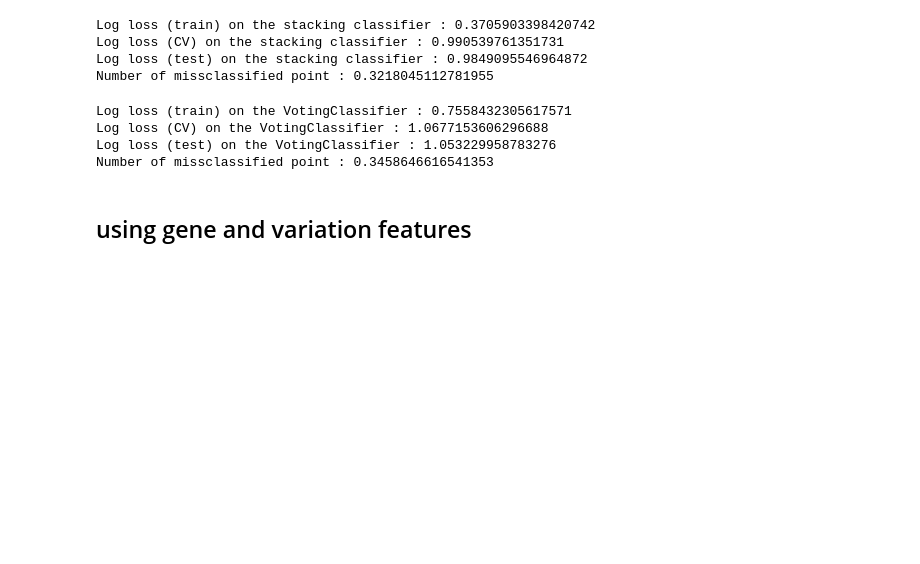
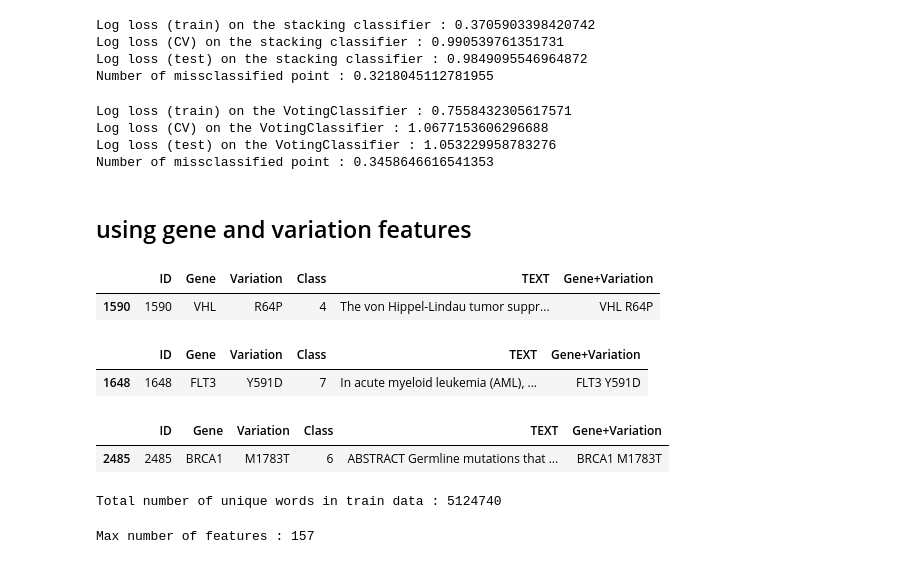
Before and after one commit to data-science-and-machine-learning/personalized-cancer-diagnosis, a Jupyter notebook: PersonalizedCancerDiagnosis_FeatureEngineering.ipynb, the cells around one changed output. Saved outputs shown, nothing was run; the diff lists cells and outputs as text; code cells hidden in the pictures; blank space fills up the shorter version.

```diff
--- a/PersonalizedCancerDiagnosis_FeatureEngineering.ipynb
+++ b/PersonalizedCancerDiagnosis_FeatureEngineering.ipynb
@@ -1008,3 +1057,39 @@ Number of missclassified point : 0.3458646616541353
 # we can do further feature engineering to reduce further
 # %% [markdown]
 <h2>using gene and variation features</h2>
+# %%
+train_df['Gene+Variation']= train_df['Gene']+ ' '+train_df['Variation']
+test_df['Gene+Variation']= test_df['Gene']+ ' '+test_df['Variation']
+cv_df['Gene+Variation']= cv_df['Gene']+ ' '+cv_df['Variation']
+train_df.head(1)
+# %% [output]
+|  | ID | Gene | Variation | Class | TEXT | Gene+Variation |
+| 1590 | 1590 | VHL | R64P | 4 | The von Hippel-Lindau tumor suppr... | VHL R64P |
+# %%
+test_df.head(1)
+# %% [output]
+|  | ID | Gene | Variation | Class | TEXT | Gene+Variation |
+| 1648 | 1648 | FLT3 | Y591D | 7 | In acute myeloid leukemia (AML), ... | FLT3 Y591D |
+# %%
+cv_df.head(1)
+# %% [output]
+|  | ID | Gene | Variation | Class | TEXT | Gene+Variation |
+| 2485 | 2485 | BRCA1 | M1783T | 6 | ABSTRACT Germline mutations that ... | BRCA1 M1783T |
+# %%
+# tfidf on gene and variation feature
+
+from sklearn.feature_extraction.text import TfidfVectorizer
+# modifying BoW into tfidf with max features/words= 1000
+text_vectorizer = TfidfVectorizer(ngram_range= (1,5), min_df=3)
+train_geneVar_feature_onehotCoding = text_vectorizer.fit_transform(train_df['Gene+Variation'])
+
+test_geneVar_feature_onehotCoding= text_vectorizer.transform(test_df['Gene+Variation'])
+
+cv_geneVar_feature_onehotCoding= text_vectorizer.transform(cv_df['Gene+Variation'])
+print("Total number of unique words in train data :", len(train_text_features))
+# %% [output]
+Total number of unique words in train data : 5124740
+# %%
+print("Max number of features :", np.shape(train_geneVar_feature_onehotCoding)[1])
+# %% [output]
+Max number of features : 157
```
Also changed, not shown: parts of 12 cells of this notebook.
